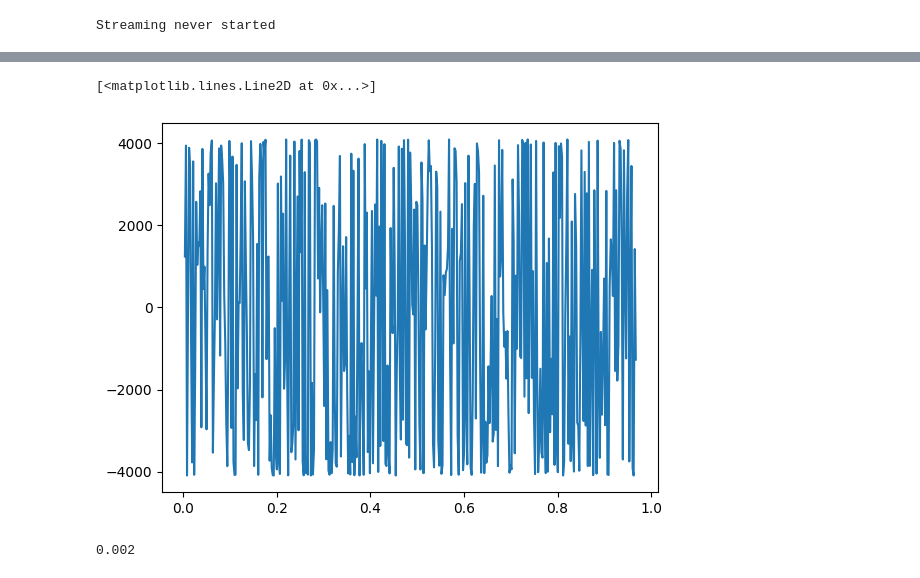
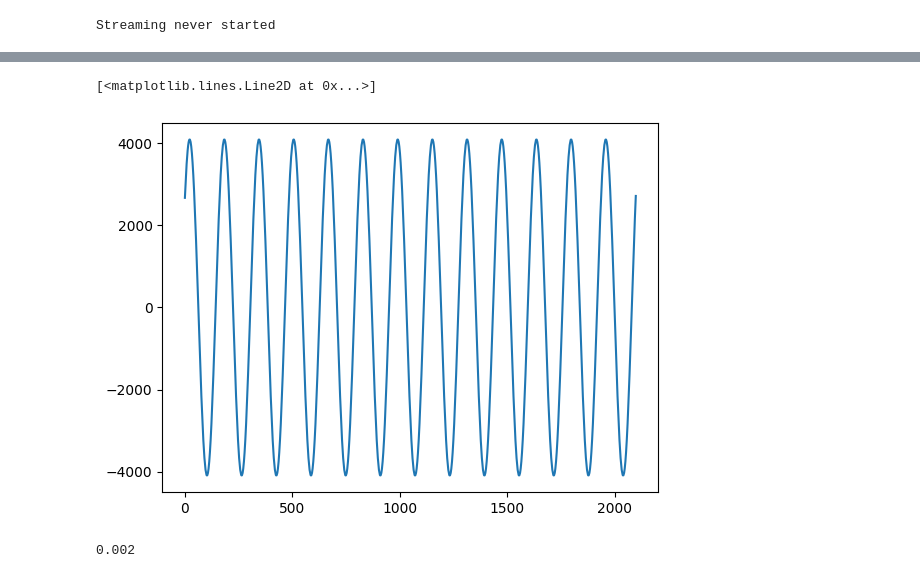
Before and after one commit to DrKeksdieb/rp_lock-in_pid_for_qudi, a Jupyter notebook: resources/remote_control/red_pitaya_test.ipynb, the cells around one changed output, grey strips where cells are left out. Cells and saved outputs as stored; diff of their text form; code cells hidden in the pictures.

Commit message:
get data from ocs instead of li

```diff
--- a/resources/remote_control/red_pitaya_test.ipynb
+++ b/resources/remote_control/red_pitaya_test.ipynb
@@ -220,5 +221,4 @@ received_data
 # %%
-t = [row[0] for row in received_data]
-print(len(t))
-ch1 = [row[1] for row in received_data]
-# ch2 = [row[2] for row in received_data]
+t = np.arange(0, 16384 * 0.128, 0.128)
+ch1 = matrix[:,0]
+ch2 = matrix[:,1]
@@ -233,8 +231,9 @@ plt.plot(t,ch1)
 # %%
-# plt.plot(t,ch2)
+plt.plot(t,ch2)
+# plt.xlim(0,100)
 # %% [output]
 [<matplotlib.lines.Line2D at 0x...>]
-[figure, old version]
+[figure, new version]
 # %%
 2e-3
 # %% [output]
```
Also changed, not shown: parts of 14 cells of this notebook, 1 other file.
